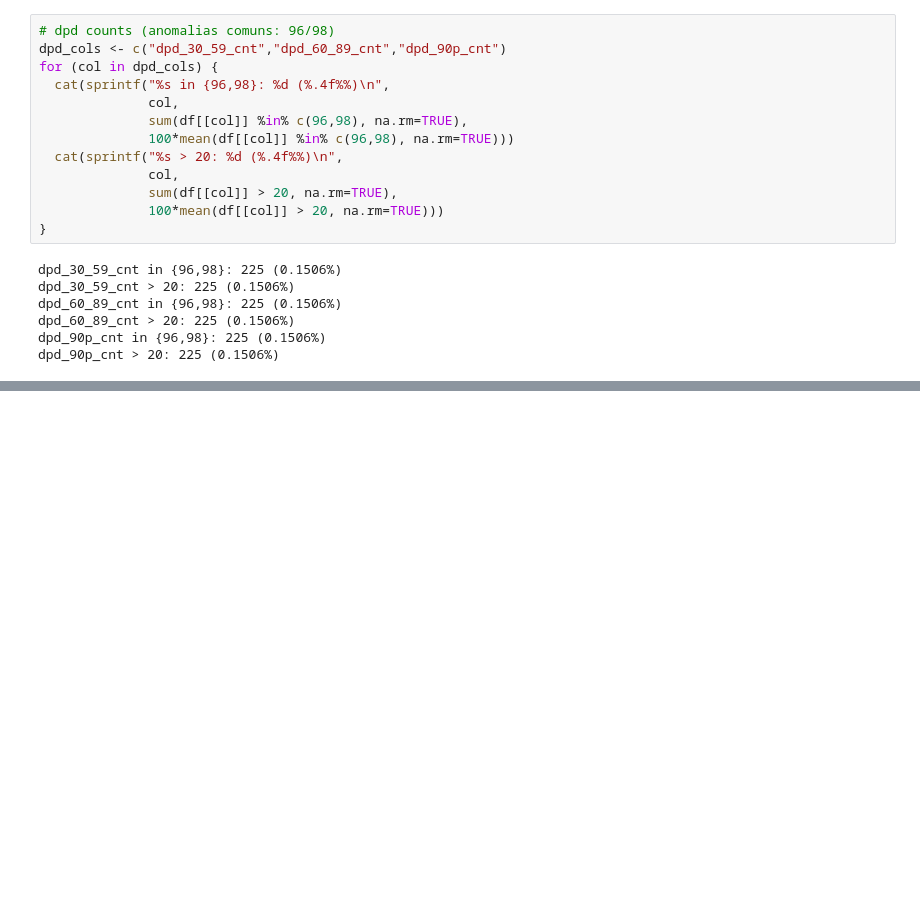
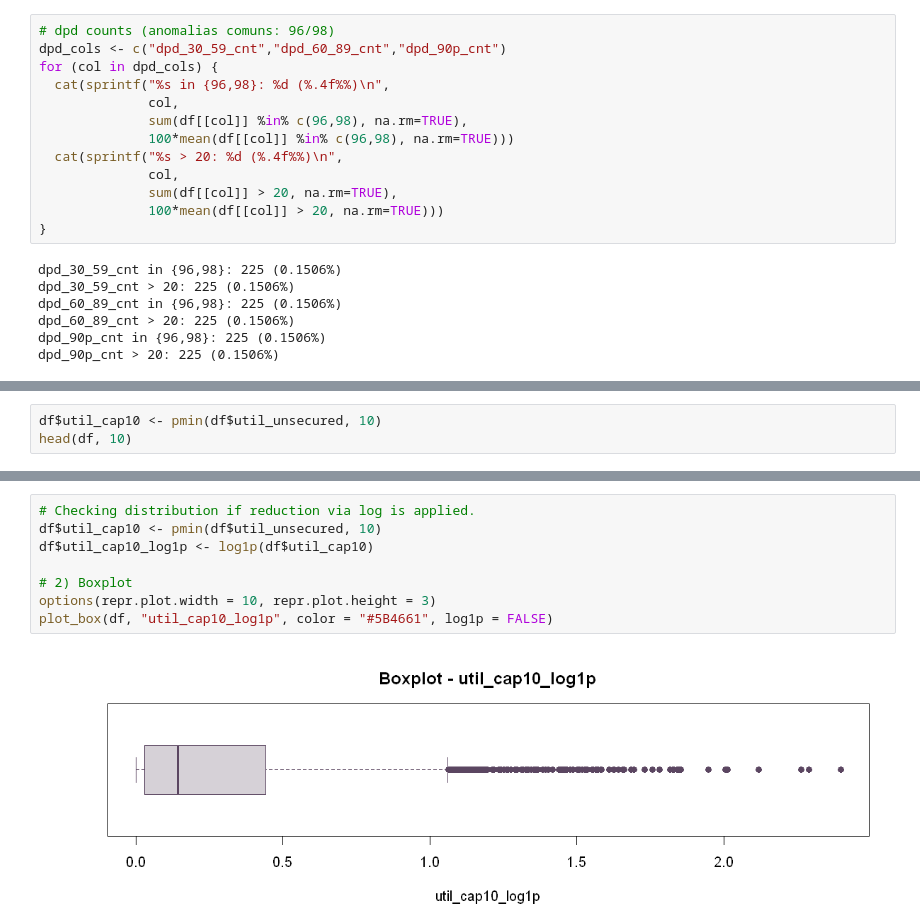
Before and after one commit to anacbneumann/credit-risk-cost-sensitive, a Jupyter notebook: notebooks/eda.ipynb, the cells around one changed output, grey strips where cells are left out. Saved outputs shown, nothing was run; the diff lists cells and outputs as text; blank space fills up the shorter version.

```diff
--- a/notebooks/eda.ipynb
+++ b/notebooks/eda.ipynb
@@ -1681,0 +1968,3 @@ head(gt_90_days, 20)
+# %%
+df$util_cap10 <- pmin(df$util_unsecured, 10)
+head(df, 10)
@@ -1681,0 +1983,10 @@ head(gt_90_days, 20)
+# %%
+# Checking distribution if reduction via log is applied.
+df$util_cap10 <- pmin(df$util_unsecured, 10)
+df$util_cap10_log1p <- log1p(df$util_cap10)
+
+# 2) Boxplot
+options(repr.plot.width = 10, repr.plot.height = 3)
+plot_box(df, "util_cap10_log1p", color = "#5B4661", log1p = FALSE)
+# %% [output]
+[figure, added]
```
Also changed, not shown: parts of 45 cells of this notebook, 1 other file.
